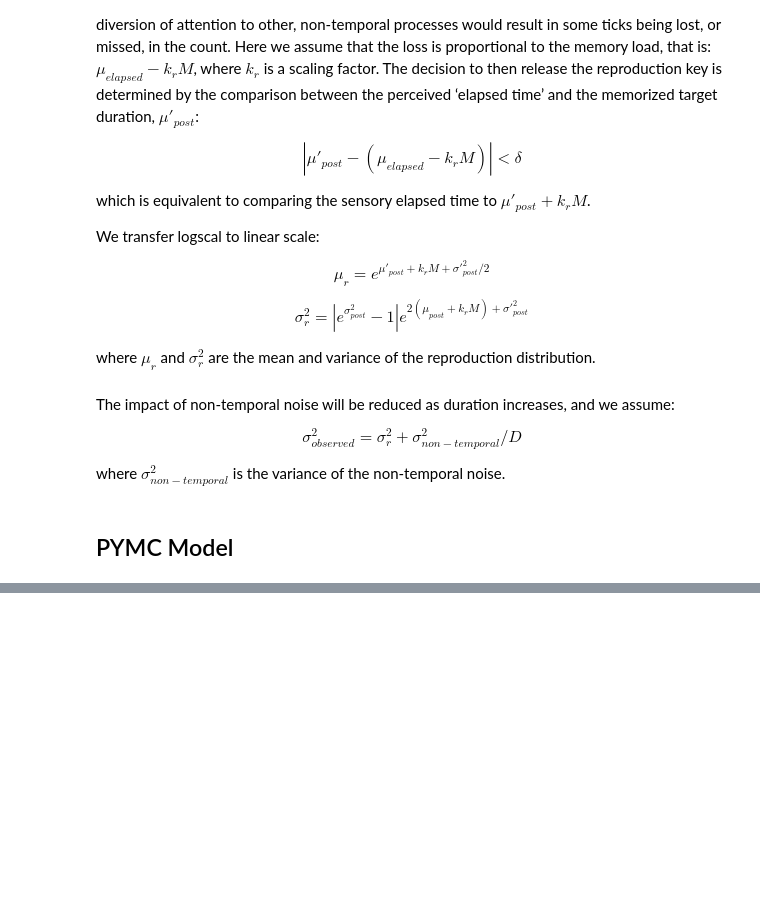
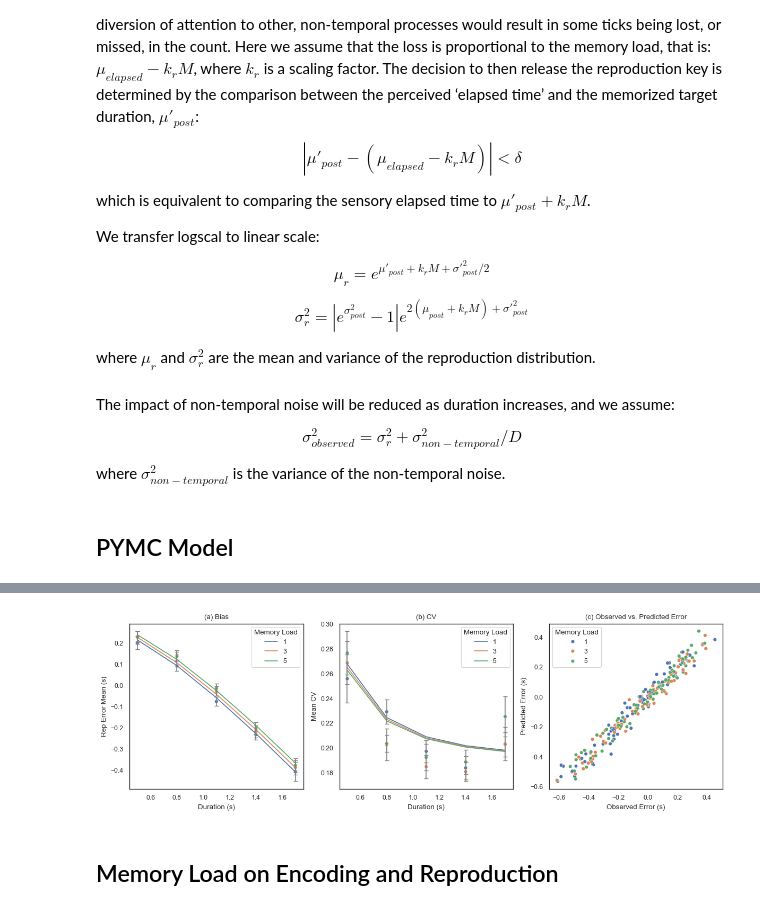
Before and after one commit to msenselab/working_memory_reproduction, a Jupyter notebook: analysis/wm_model.ipynb, the cells around one changed output, grey strips where cells are left out. Saved outputs shown, nothing was run; the diff lists cells and outputs as text; code cells hidden in the pictures; blank space fills up the shorter version.

```diff
--- a/analysis/wm_model.ipynb
+++ b/analysis/wm_model.ipynb
@@ -322,0 +333,18 @@ plt.legend()
+# %%
+dat_reproduction = expData[expData['ExpName'] == 'Reproduction']
+firstrun = False
+if firstrun:
+	constrain = [0,0,0,1] # scaling factor for k_s, l_s, t_s, k_r
+	reproduction_trace, reproduction_model, reproduction_para, reproduction_mdat = runModel(dat_reproduction, constrain, 'reproduction')
+	reproduction_para
+else:
+	reproduction_trace = az.from_netcdf(cpath + '/data/reproduction_trace.nc')
+	reproduction_mdat = pd.read_csv(cpath + '/data/reproduction_mdat.csv')
+	reproduction_para = pd.read_csv(cpath + '/data/reproduction_para.csv')
+# %%
+# plot the model prediction
+plotModelPred(reproduction_mdat, 'reproduction')
+# %% [output]
+[figure, added]
+# %% [markdown]
+## Memory Load on Encoding and Reproduction
```
Also changed, not shown: parts of 32 cells of this notebook, 12 other files.
